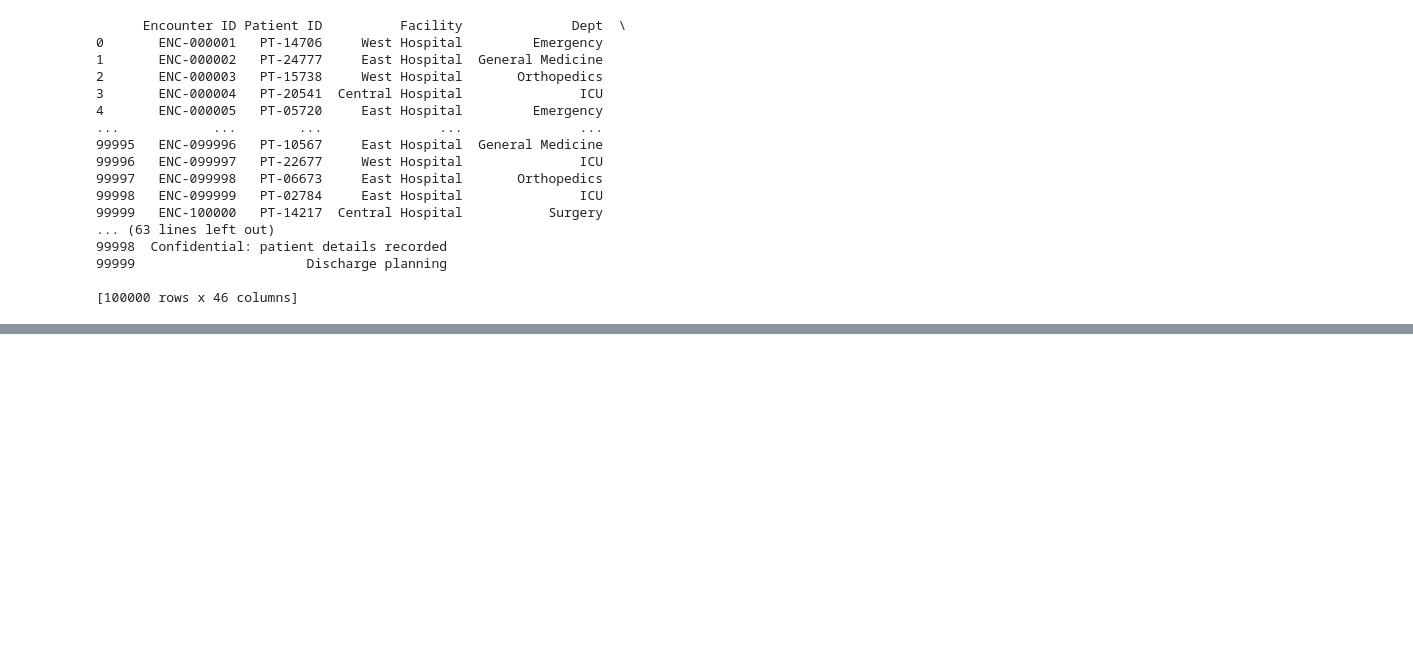
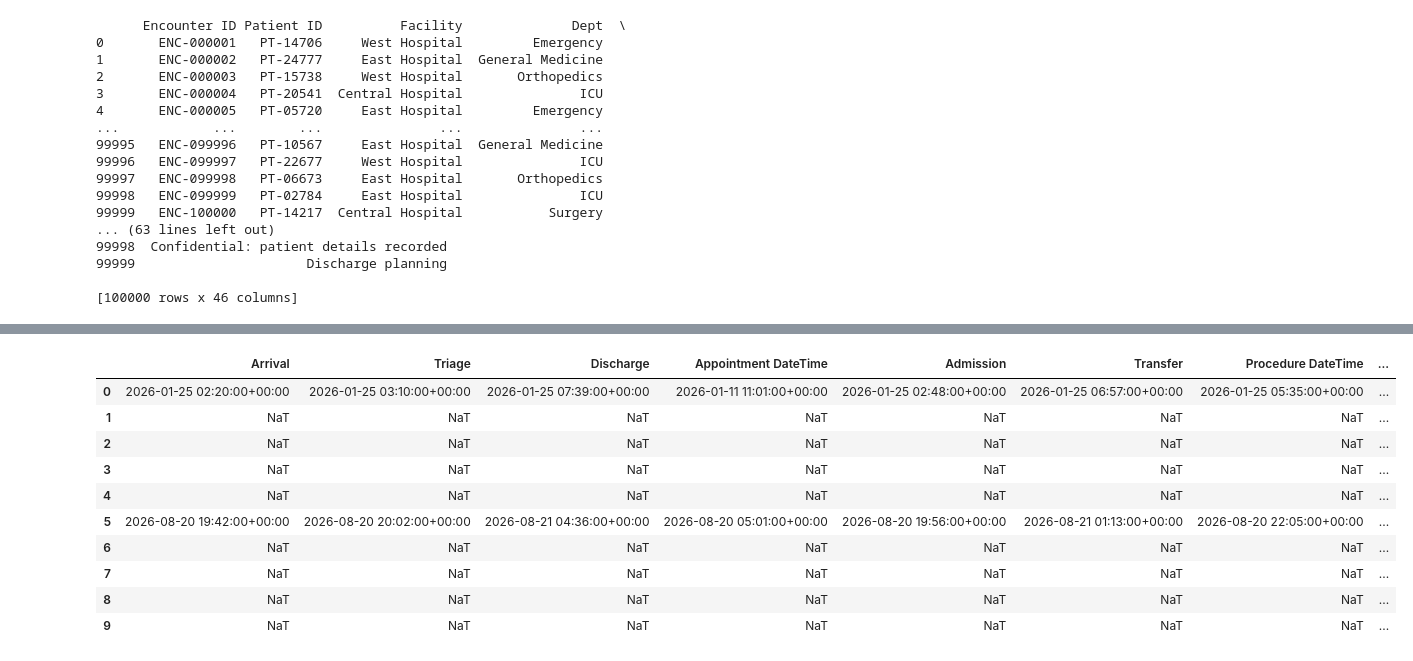
Before and after one commit to PoojaraniSahu/Hospital-Operations-Patient-Flow-Analysis, a Jupyter notebook: clean.ipynb, the cells around one changed output, grey strips where cells are left out. Cells and saved outputs as stored; diff of their text form; code cells hidden in the pictures; blank space fills up the shorter version.

```diff
--- a/clean.ipynb
+++ b/clean.ipynb
@@ -24,3 +24,14 @@ print(df)
 99999                      Discharge planning
 
 [100000 rows x 46 columns]
+# %%
+#Q1Trim and standardize patient, encounter, appointment, and order IDs; map aliases using approved master tables.
+# Columns containing IDs
+id_columns = ["Patient ID", "Encounter ID", "Appointment ID", "Lab Order ID"]
+
+# Trim spaces and convert IDs to uppercase
+for col in id_columns:
+    df[col] = df[col].astype("string").str.strip().str.upper()
+
+# Display the cleaned IDs
+print(df[id_columns].head(10))
@@ -26,0 +50,6 @@ print(df)
+# %%
+#2. Replace direct patient identifiers in analytics extracts with a consistent pseudonymous key.
+# Create a pseudonymous patient key
+df["Patient_Key"] = df["Patient ID"].astype("string").str.strip().str.upper()
+# Display the output
+print(df[["Patient_Key", "Encounter ID", "Facility", "Dept"]].head(10))
@@ -26,0 +68,21 @@ print(df)
+# %%
+#3. Parse timestamps and normalize them to the facility's documented timezone or UTC.
+time_columns = ["Arrival", "Triage", "Discharge", "Appointment DateTime",
+                "Admission", "Transfer", "Procedure DateTime",
+                "Lab Result DateTime", "Shift Start", "Shift End"]
+
+for col in time_columns:
+    df[col] = pd.to_datetime(df[col], errors="coerce", utc=True)
+df[time_columns].head(10)
+# %% [output]
+|  | Arrival | Triage | Discharge | Appointment DateTime | Admission | Transfer | Procedure DateTime | ... |
+| 0 | 2026-01-25 02:20:00+00:00 | 2026-01-25 03:10:00+00:00 | 2026-01-25 07:39:00+00:00 | 2026-01-11 11:01:00+00:00 | 2026-01-25 02:48:00+00:00 | 2026-01-25 06:57:00+00:00 | 2026-01-25 05:35:00+00:00 | ... |
+| 1 | NaT | NaT | NaT | NaT | NaT | NaT | NaT | ... |
+| 2 | NaT | NaT | NaT | NaT | NaT | NaT | NaT | ... |
+| 3 | NaT | NaT | NaT | NaT | NaT | NaT | NaT | ... |
+| 4 | NaT | NaT | NaT | NaT | NaT | NaT | NaT | ... |
+| 5 | 2026-08-20 19:42:00+00:00 | 2026-08-20 20:02:00+00:00 | 2026-08-21 04:36:00+00:00 | 2026-08-20 05:01:00+00:00 | 2026-08-20 19:56:00+00:00 | 2026-08-21 01:13:00+00:00 | 2026-08-20 22:05:00+00:00 | ... |
+| 6 | NaT | NaT | NaT | NaT | NaT | NaT | NaT | ... |
+| 7 | NaT | NaT | NaT | NaT | NaT | NaT | NaT | ... |
+| 8 | NaT | NaT | NaT | NaT | NaT | NaT | NaT | ... |
+| 9 | NaT | NaT | NaT | NaT | NaT | NaT | NaT | ... |
```
Also changed, not shown: parts of 21 cells of this notebook, 4 other files.
